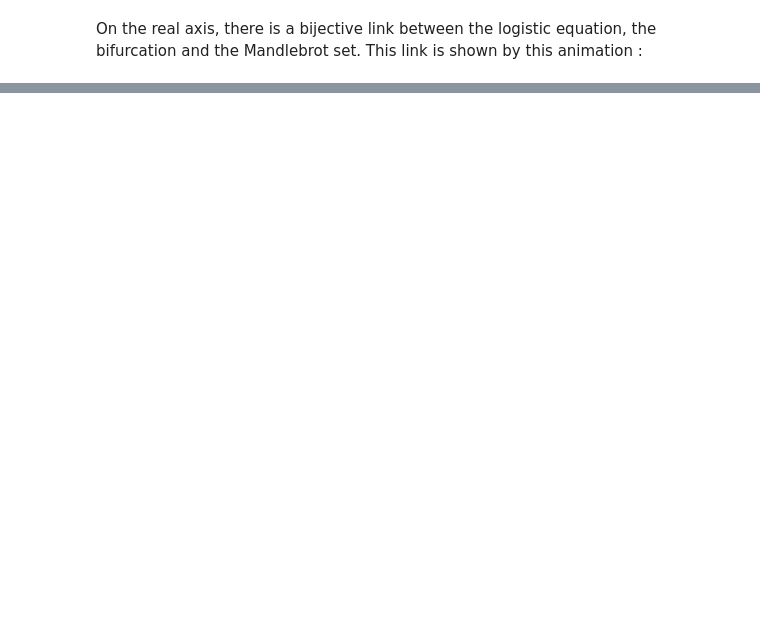
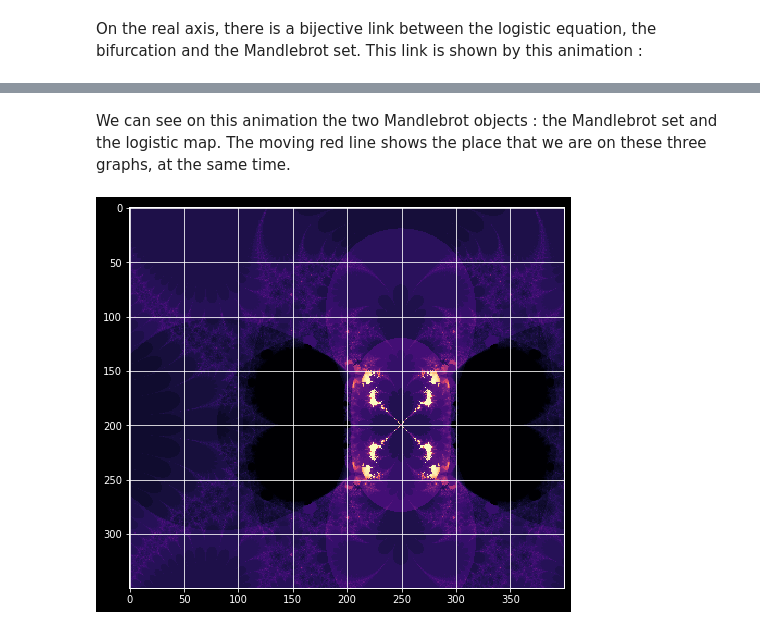
Before and after one commit to tanglef/chaoseverywhere, a Jupyter notebook: chaoseverywhere/Sketch/logistic.ipynb, the cells around one changed output, grey strips where cells are left out. Cells and saved outputs as stored; diff of their text form; code cells hidden in the pictures; blank space fills up the shorter version.

```diff
--- a/chaoseverywhere/Sketch/logistic.ipynb
+++ b/chaoseverywhere/Sketch/logistic.ipynb
@@ -140,0 +159,12 @@ chaoseverywhere.connections()
+# %%
+from matplotlib import rc
+params = {'axes.labelsize': 12,
+          'font.size': 12,
+          'legend.fontsize': 12,
+          'xtick.labelsize': 10,
+          'ytick.labelsize': 10,
+          'text.usetex': False, # possibly set False if no Latex install on your machine
+          'figure.figsize': (10, 7),
+          'font.family' : 'sans-serif'}
+plt.rcParams.update(params)
+rc('animation', html='html5')
@@ -140,0 +176,12 @@ chaoseverywhere.connections()
+# %% [markdown]
+We can see on this animation the two Mandlebrot objects : the Mandlebrot set and the logistic map. The moving red line shows the place that we are
+    on these three graphs, at the same time.
+# %%
+def f(z,c):
+     return(np.cosh(z)+(1/(c**2)))
+beautiful_image = chaoseverywhere.Mandelbrot_disp(0, 0, 5, 500, 800).mandel_transform(FUN=f)
+
+plt.imshow(beautiful_image[200:550:,150:550], cmap='magma')
+plt.show()
+# %% [output]
+[figure, added]
```
Also changed, not shown: parts of 12 cells of this notebook.
